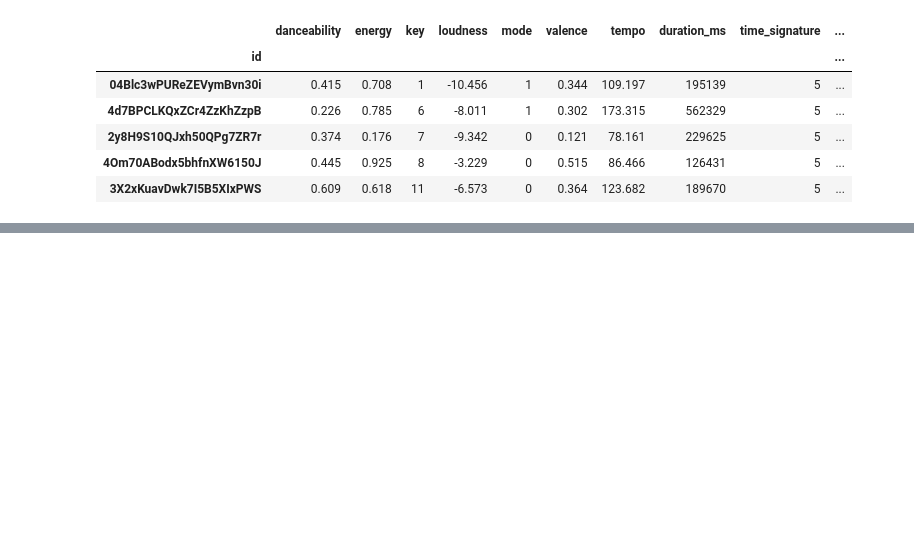
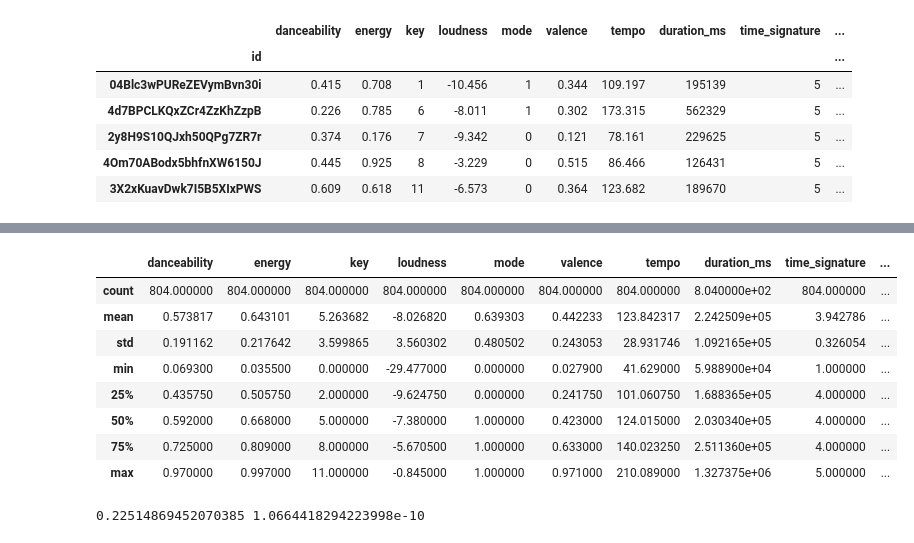
Before and after one commit to fabmav/Spotify_Radar_Playlist, a Jupyter notebook: DataAnalysisSpotify.ipynb, the cells around one changed output, grey strips where cells are left out. Saved outputs shown, nothing was run; the diff lists cells and outputs as text; code cells hidden in the pictures; blank space fills up the shorter version.

```diff
--- a/DataAnalysisSpotify.ipynb
+++ b/DataAnalysisSpotify.ipynb
@@ -52,0 +71,17 @@ df_temp.head()
+# %%
+df.describe()
+# %% [output]
+|  | danceability | energy | key | loudness | mode | valence | tempo | duration_ms | time_signature | ... |
+| count | 804.000000 | 804.000000 | 804.000000 | 804.000000 | 804.000000 | 804.000000 | 804.000000 | 8.040000e+02 | 804.000000 | ... |
+| mean | 0.573817 | 0.643101 | 5.263682 | -8.026820 | 0.639303 | 0.442233 | 123.842317 | 2.242509e+05 | 3.942786 | ... |
+| std | 0.191162 | 0.217642 | 3.599865 | 3.560302 | 0.480502 | 0.243053 | 28.931746 | 1.092165e+05 | 0.326054 | ... |
+| min | 0.069300 | 0.035500 | 0.000000 | -29.477000 | 0.000000 | 0.027900 | 41.629000 | 5.988900e+04 | 1.000000 | ... |
+| 25% | 0.435750 | 0.505750 | 2.000000 | -9.624750 | 0.000000 | 0.241750 | 101.060750 | 1.688365e+05 | 4.000000 | ... |
+| 50% | 0.592000 | 0.668000 | 5.000000 | -7.380000 | 1.000000 | 0.423000 | 124.015000 | 2.030340e+05 | 4.000000 | ... |
+| 75% | 0.725000 | 0.809000 | 8.000000 | -5.670500 | 1.000000 | 0.633000 | 140.023250 | 2.511360e+05 | 4.000000 | ... |
+| max | 0.970000 | 0.997000 | 11.000000 | -0.845000 | 1.000000 | 0.971000 | 210.089000 | 1.327375e+06 | 5.000000 | ... |
+# %%
+correl,p_value_pearson = sp.pearsonr(df['loudness'],df['danceability'])
+print(correl,p_value_pearson)
+# %% [output]
+0.22514869452070385 1.0664418294223998e-10
```
Also changed, not shown: parts of 7 cells of this notebook, 7 other files.
